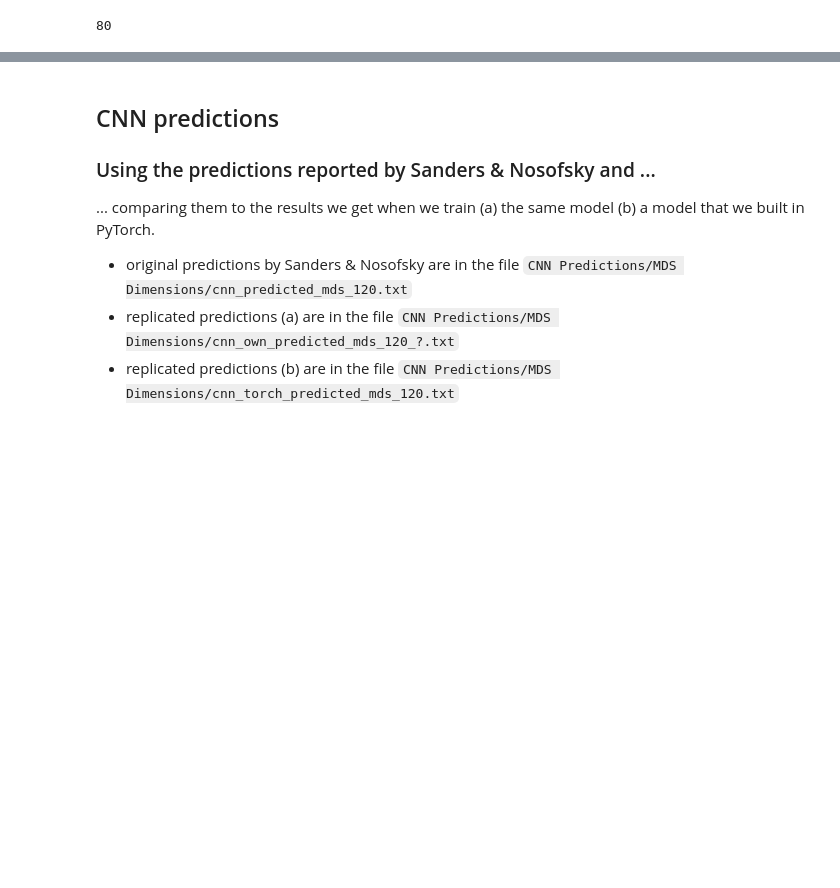
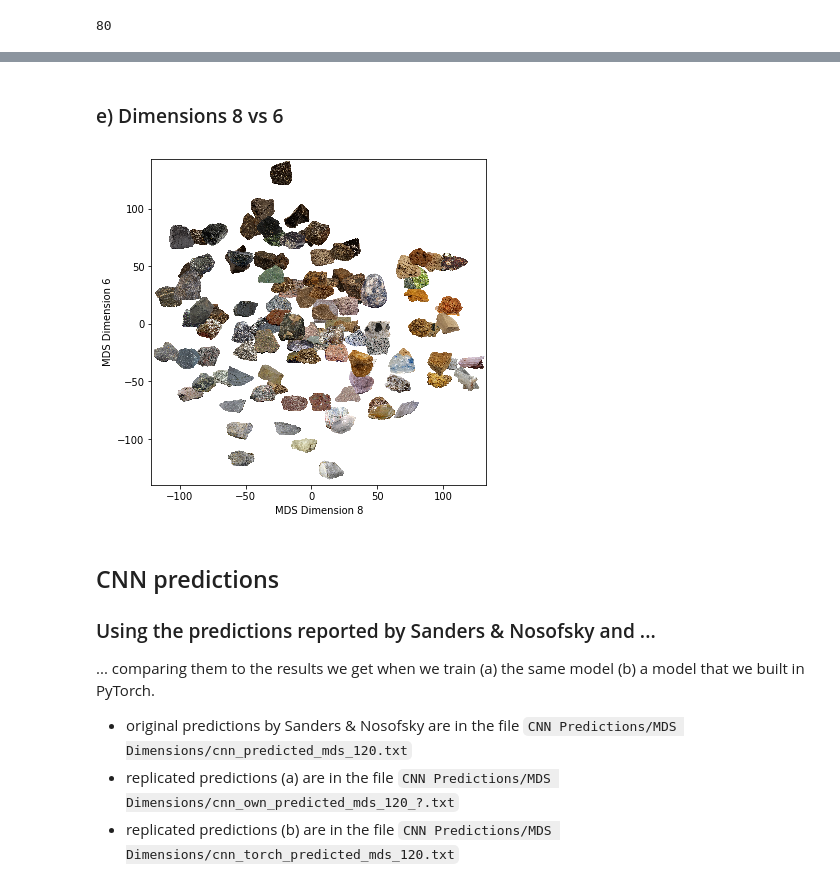
Before and after one commit to dominikpegler/mds_cnn, a Jupyter notebook: sanders_nosofsky_2020/mds.ipynb, the cells around one changed output, grey strips where cells are left out. Cells and saved outputs as stored; diff of their text form; code cells hidden in the pictures; blank space fills up the shorter version.

```diff
--- a/sanders_nosofsky_2020/mds.ipynb
+++ b/sanders_nosofsky_2020/mds.ipynb
@@ -247,3 +267,9 @@ plot_dims(1, 2, pts, rock_images)
+# %% [markdown]
+### e) Dimensions 8 vs 6
+# %%
+plot_dims(8, 6, pts, rock_images)
+# %% [output]
+[figure, added]
 # %% [markdown]
 ## CNN predictions
 
```
Also changed, not shown: parts of 12 cells of this notebook.
